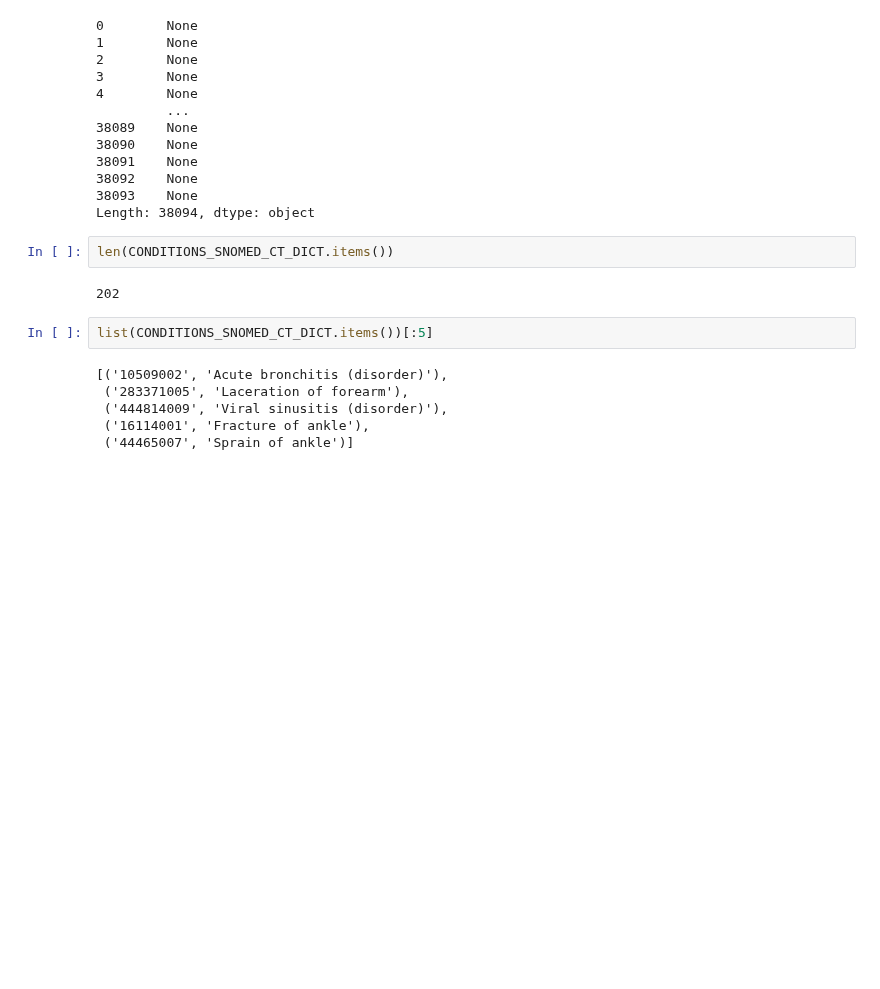
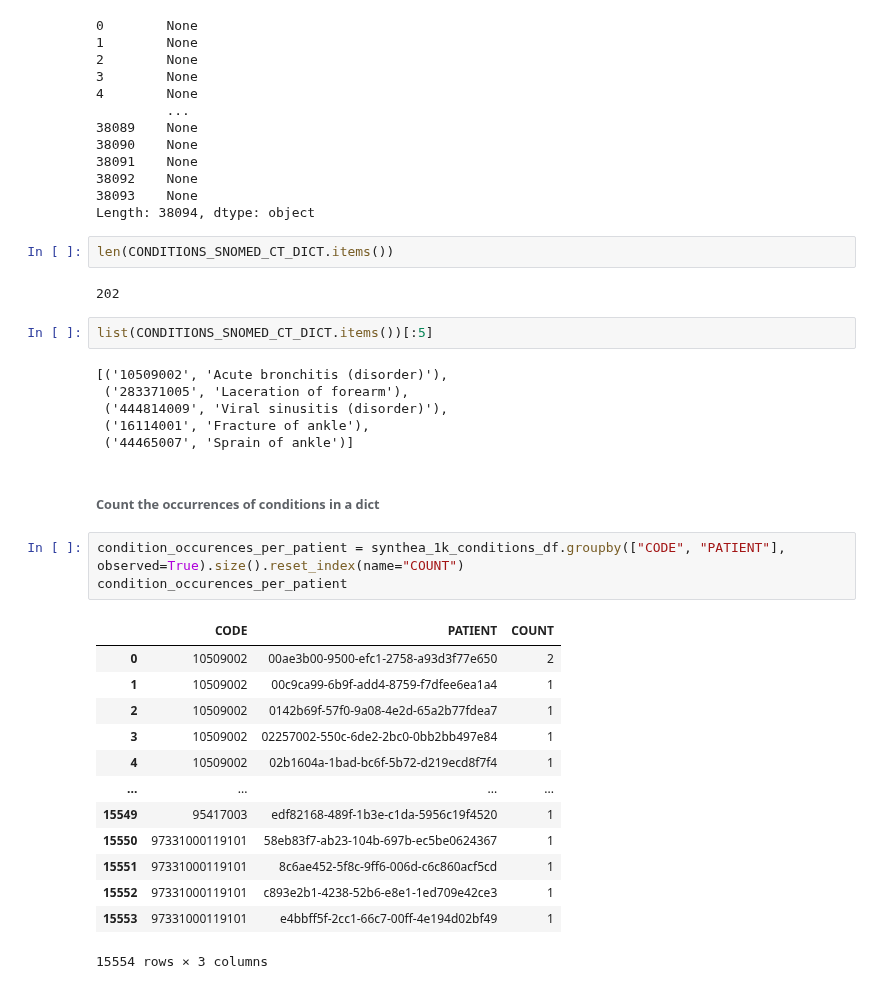
Before and after one commit to Orthologues/VAEQL_plus_Imputation, a Jupyter notebook: data_exploration.ipynb, the cells around one changed output. Drawn from its saved outputs; the diff is of its cells as text; blank space fills up the shorter version.

Commit message:
Added more analysis to the "conditions.csv" sheet

```diff
--- a/data_exploration.ipynb
+++ b/data_exploration.ipynb
@@ -1184,3 +1196,22 @@ list(CONDITIONS_SNOMED_CT_DICT.items())[:5]
  ('444814009', 'Viral sinusitis (disorder)'),
  ('16114001', 'Fracture of ankle'),
  ('44465007', 'Sprain of ankle')]
+# %% [markdown]
+###### Count the occurrences of conditions in a dict
+# %%
+condition_occurences_per_patient = synthea_1k_conditions_df.groupby(["CODE", "PATIENT"], observed=True).size().reset_index(name="COUNT")
+condition_occurences_per_patient
+# %% [output]
+|  | CODE | PATIENT | COUNT |
+| 0 | 10509002 | 00ae3b00-9500-efc1-2758-a93d3f77e650 | 2 |
+| 1 | 10509002 | 00c9ca99-6b9f-add4-8759-f7dfee6ea1a4 | 1 |
+| 2 | 10509002 | 0142b69f-57f0-9a08-4e2d-65a2b77fdea7 | 1 |
+| 3 | 10509002 | 02257002-550c-6de2-2bc0-0bb2bb497e84 | 1 |
+| 4 | 10509002 | 02b1604a-1bad-bc6f-5b72-d219ecd8f7f4 | 1 |
+| ... | ... | ... | ... |
+| 15549 | 95417003 | edf82168-489f-1b3e-c1da-5956c19f4520 | 1 |
+| 15550 | 97331000119101 | 58eb83f7-ab23-104b-697b-ec5be0624367 | 1 |
+| 15551 | 97331000119101 | 8c6ae452-5f8c-9ff6-006d-c6c860acf5cd | 1 |
+| 15552 | 97331000119101 | c893e2b1-4238-52b6-e8e1-1ed709e42ce3 | 1 |
+| 15553 | 97331000119101 | e4bbff5f-2cc1-66c7-00ff-4e194d02bf49 | 1 |
+15554 rows × 3 columns
```
Also changed, not shown: parts of 17 cells of this notebook.
